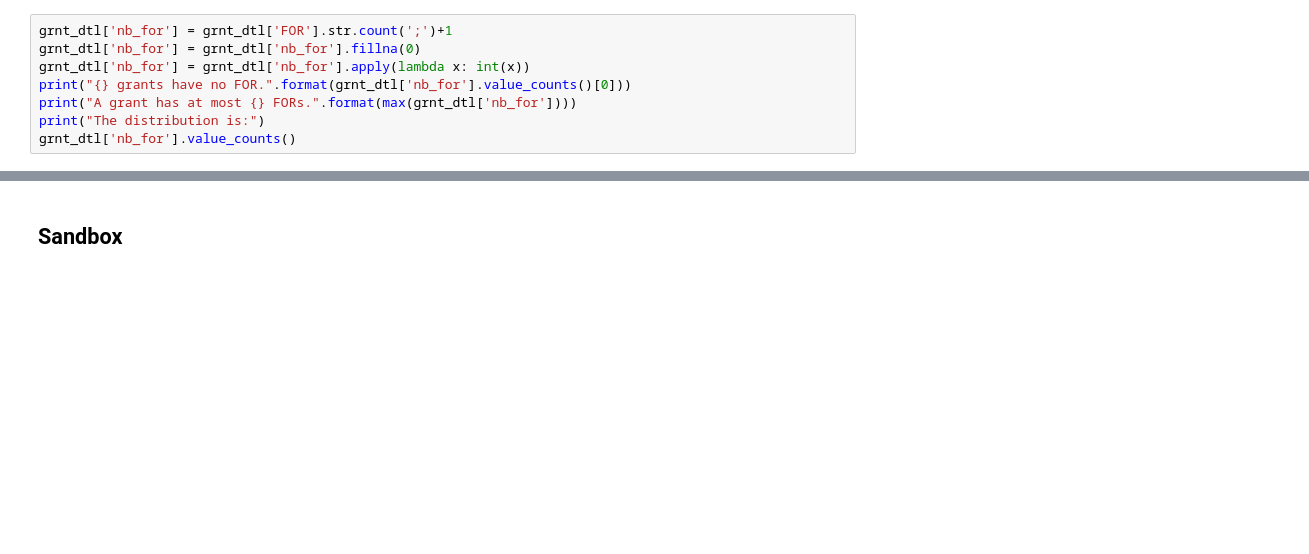
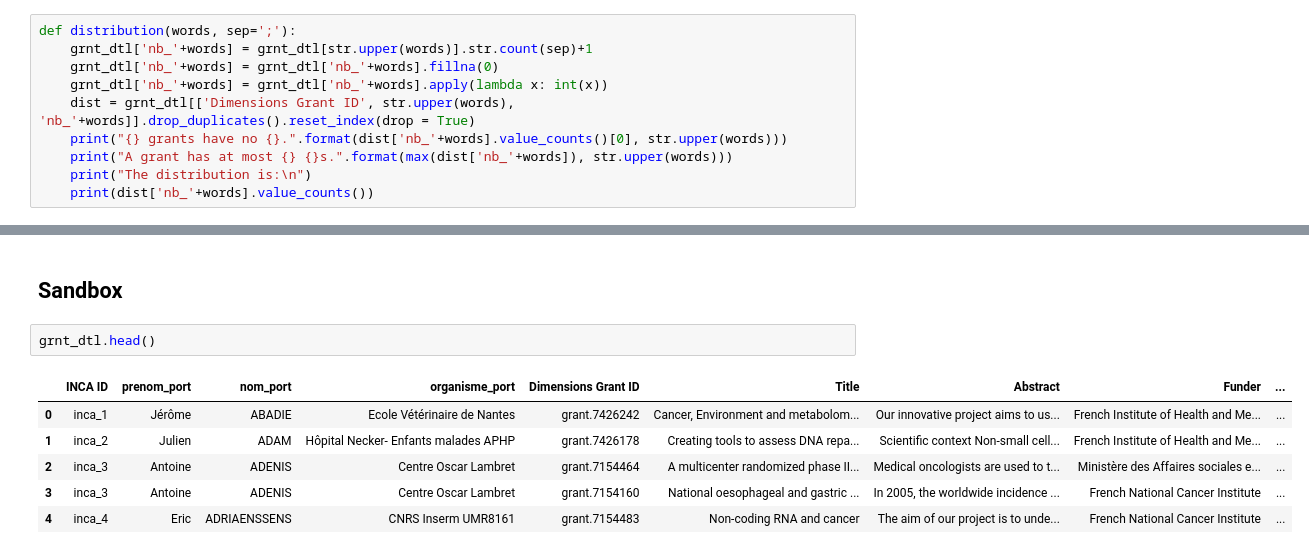
Before and after one commit to Coleridge-Initiative/helios, a Jupyter notebook: scripts/summary_stats.ipynb, the cells around one changed output, grey strips where cells are left out. Saved outputs shown, nothing was run; the diff lists cells and outputs as text; blank space fills up the shorter version.

```diff
--- a/scripts/summary_stats.ipynb
+++ b/scripts/summary_stats.ipynb
@@ -229,8 +362,10 @@ Name: grant_count, dtype: int64
 # %%
-grnt_dtl['nb_for'] = grnt_dtl['FOR'].str.count(';')+1
-grnt_dtl['nb_for'] = grnt_dtl['nb_for'].fillna(0)
-grnt_dtl['nb_for'] = grnt_dtl['nb_for'].apply(lambda x: int(x))
-print("{} grants have no FOR.".format(grnt_dtl['nb_for'].value_counts()[0]))
-print("A grant has at most {} FORs.".format(max(grnt_dtl['nb_for'])))
-print("The distribution is:")
-grnt_dtl['nb_for'].value_counts()
+def distribution(words, sep=';'):
+    grnt_dtl['nb_'+words] = grnt_dtl[str.upper(words)].str.count(sep)+1
+    grnt_dtl['nb_'+words] = grnt_dtl['nb_'+words].fillna(0)
+    grnt_dtl['nb_'+words] = grnt_dtl['nb_'+words].apply(lambda x: int(x))
+    dist = grnt_dtl[['Dimensions Grant ID', str.upper(words), 'nb_'+words]].drop_duplicates().reset_index(drop = True)
+    print("{} grants have no {}.".format(dist['nb_'+words].value_counts()[0], str.upper(words)))
+    print("A grant has at most {} {}s.".format(max(dist['nb_'+words]), str.upper(words)))
+    print("The distribution is:\n")
+    print(dist['nb_'+words].value_counts())
@@ -270,2 +494,11 @@ Name: for, dtype: int64
 # %% [markdown]
 ## Sandbox
+# %%
+grnt_dtl.head()
+# %% [output]
+|  | INCA ID | prenom_port | nom_port | organisme_port | Dimensions Grant ID | Title | Abstract | Funder | ... |
+| 0 | inca_1 | Jérôme | ABADIE | Ecole Vétérinaire de Nantes | grant.7426242 | Cancer, Environment and metabolom... | Our innovative project aims to us... | French Institute of Health and Me... | ... |
+| 1 | inca_2 | Julien | ADAM | Hôpital Necker- Enfants malades APHP | grant.7426178 | Creating tools to assess DNA repa... | Scientific context Non-small cell... | French Institute of Health and Me... | ... |
+| 2 | inca_3 | Antoine | ADENIS | Centre Oscar Lambret | grant.7154464 | A multicenter randomized phase II... | Medical oncologists are used to t... | Ministère des Affaires sociales e... | ... |
+| 3 | inca_3 | Antoine | ADENIS | Centre Oscar Lambret | grant.7154160 | National oesophageal and gastric ... | In 2005, the worldwide incidence ... | French National Cancer Institute | ... |
+| 4 | inca_4 | Eric | ADRIAENSSENS | CNRS Inserm UMR8161 | grant.7154483 | Non-coding RNA and cancer | The aim of our project is to unde... | French National Cancer Institute | ... |
```
Also changed, not shown: parts of 41 cells of this notebook.
